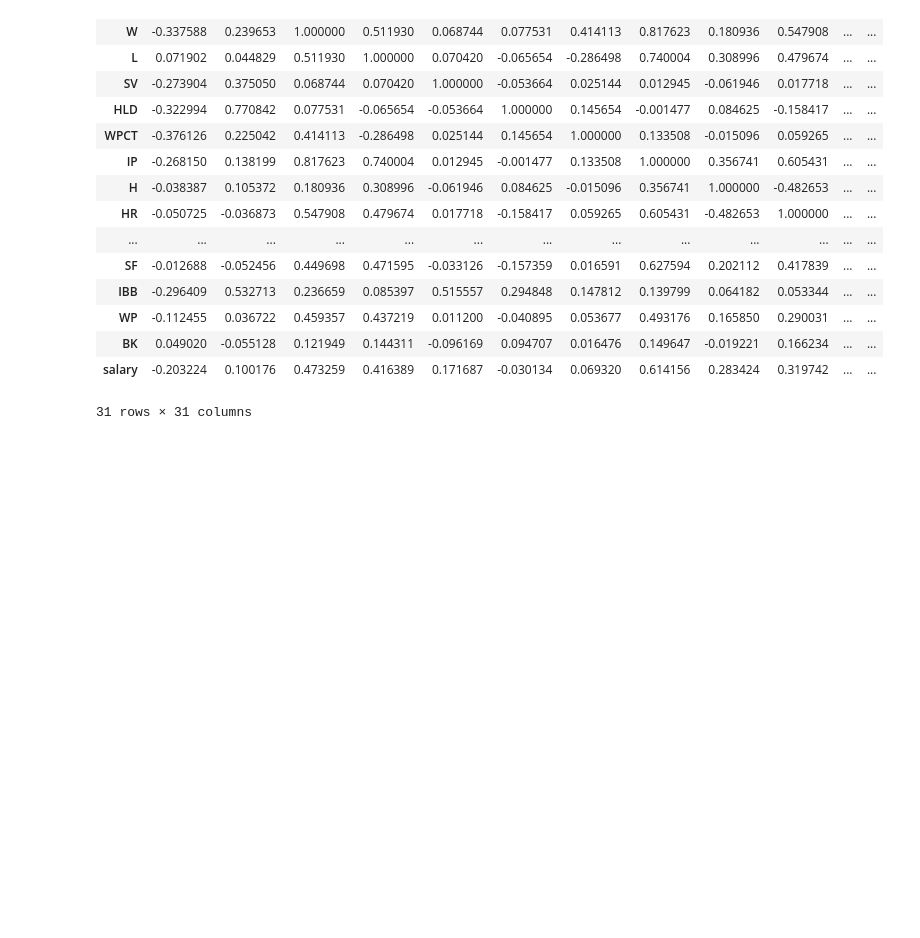
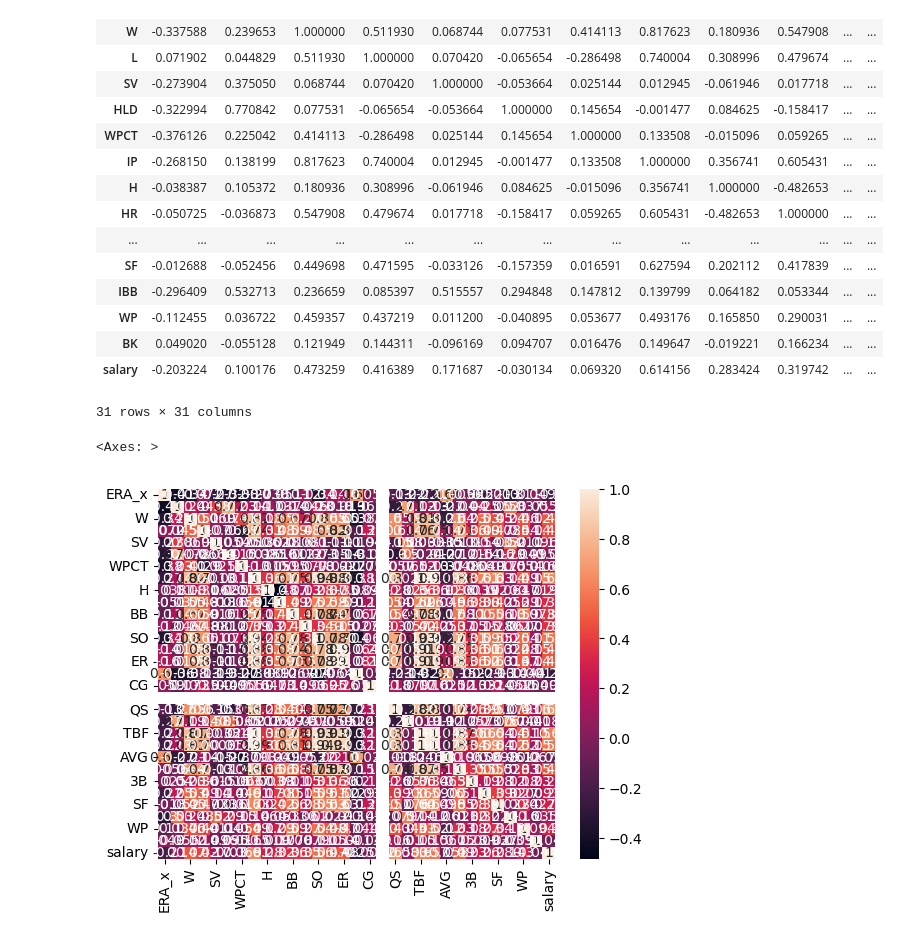
Before and after one commit to jayiuk/mid_project, a Jupyter notebook: data_check.ipynb, the cells around one changed output. Cells and saved outputs as stored; diff of their text form; code cells hidden in the pictures; blank space fills up the shorter version.

```diff
--- a/data_check.ipynb
+++ b/data_check.ipynb
@@ -1276,3 +1276,14 @@ pitcher_drop[['ERA_x', 'G', 'W', 'L', 'SV', 'HLD', 'WPCT', 'IP',
 | BK | 0.049020 | -0.055128 | 0.121949 | 0.144311 | -0.096169 | 0.094707 | 0.016476 | 0.149647 | -0.019221 | 0.166234 | ... | ... |
 | salary | -0.203224 | 0.100176 | 0.473259 | 0.416389 | 0.171687 | -0.030134 | 0.069320 | 0.614156 | 0.283424 | 0.319742 | ... | ... |
 31 rows × 31 columns
+# %%
+pitcher_all_corr = pitcher_drop[['ERA_x', 'G', 'W', 'L', 'SV', 'HLD', 'WPCT', 'IP',
+       'H', 'HR', 'BB', 'HBP', 'SO', 'R', 'ER', 'WHIP', 'CG', 'SHO', 'QS',
+       'BSV', 'TBF', 'NP', 'AVG', '2B', '3B', 'SAC', 'SF', 'IBB', 'WP', 'BK',
+       'salary']].corr()
+# %%
+import seaborn as sns
+sns.heatmap(pitcher_all_corr, annot = True)
+# %% [output]
+<Axes: >
+[figure, added]
```
Also changed, not shown: parts of 1 cell of this notebook.
